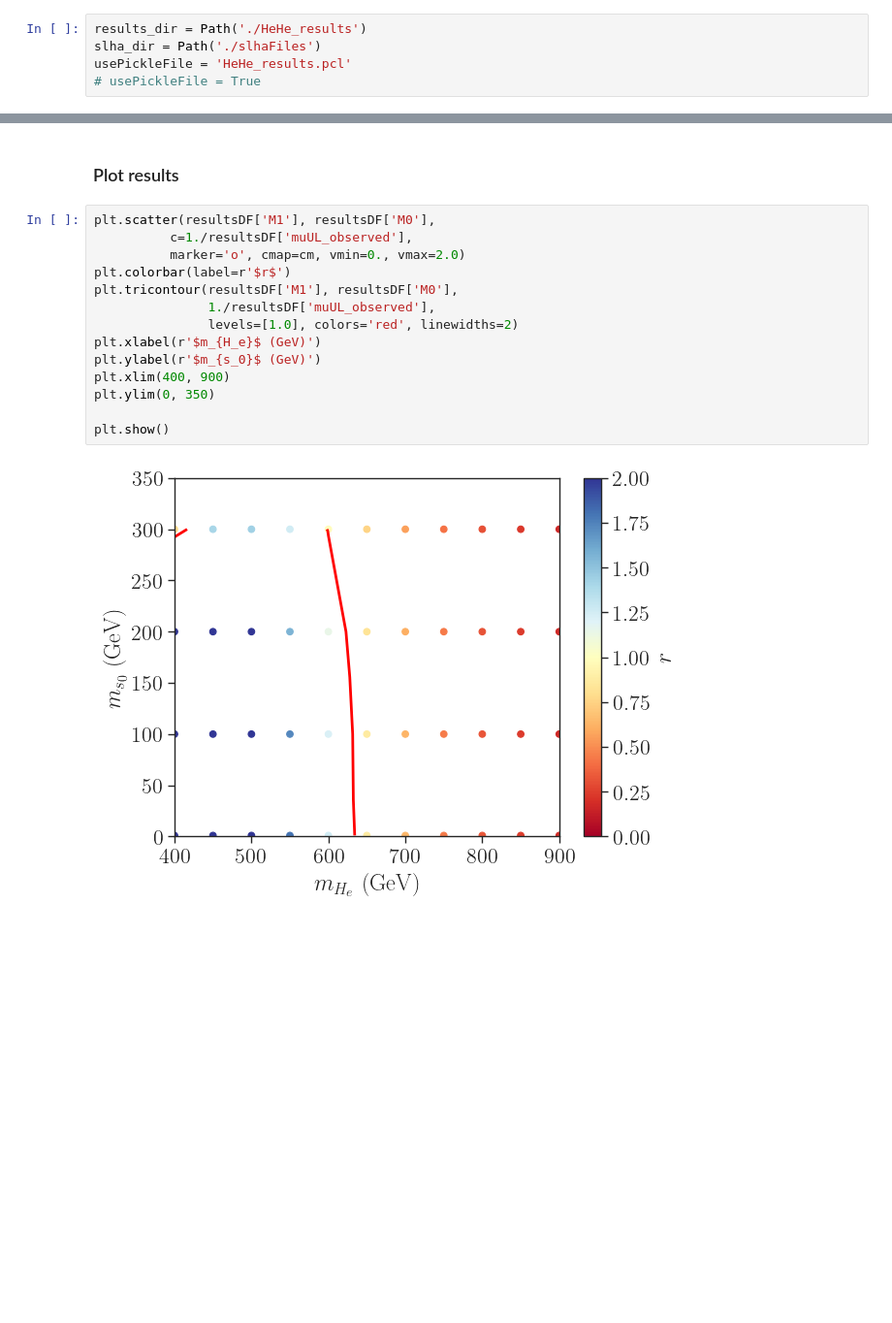
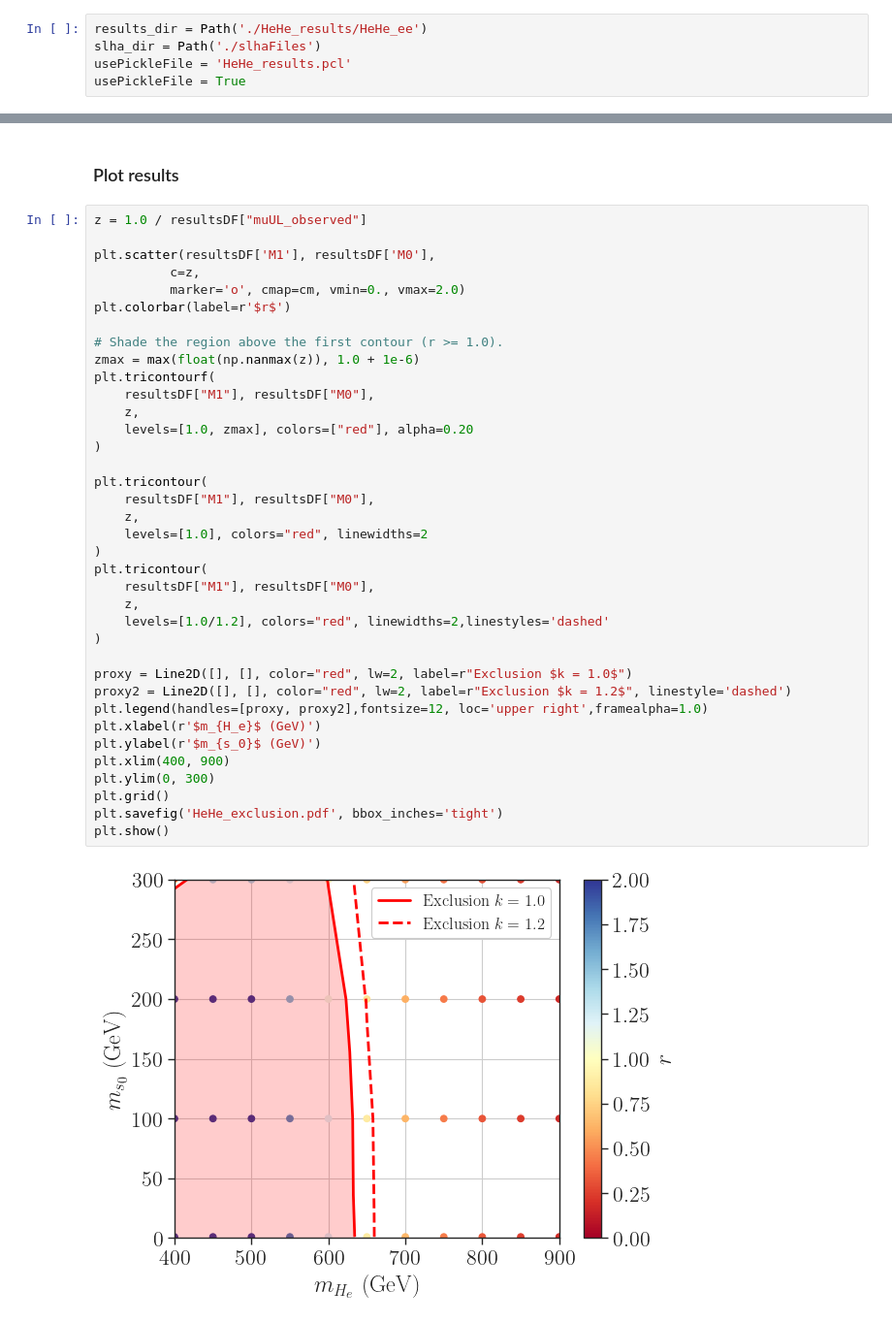
Before and after one commit to andlessa/LowTRHFIMP, a Jupyter notebook: plotHeHe_exclusion.ipynb, the cells around one changed output, grey strips where cells are left out. Shown at 97% size. Drawn from its saved outputs; the diff is of its cells as text; blank space fills up the shorter version.

Commit message:
Updated exclusion curve

```diff
--- a/plotHeHe_exclusion.ipynb
+++ b/plotHeHe_exclusion.ipynb
@@ -30,10 +29,10 @@ Spey - WARNING: A newer version (0.2.6) of Spey is available. Current version is
 # %% [markdown]
 ## Get Recasting Results
 # %%
-results_dir = Path('./HeHe_results')
+results_dir = Path('./HeHe_results/HeHe_ee')
 slha_dir = Path('./slhaFiles')
 usePickleFile = 'HeHe_results.pcl'
-# usePickleFile = True
+usePickleFile = True
 # %%
 if usePickleFile and Path(usePickleFile).exists():
     resultsDF = pd.read_pickle(usePickleFile)
@@ -72,19 +71,42 @@ resultsDF.to_pickle('HeHe_results.pcl')
 # %% [markdown]
 ### Plot results
 # %%
+z = 1.0 / resultsDF["muUL_observed"]
+
 plt.scatter(resultsDF['M1'], resultsDF['M0'],
-          c=1./resultsDF['muUL_observed'],
+          c=z,
           marker='o', cmap=cm, vmin=0., vmax=2.0)
 plt.colorbar(label=r'$r$')
-plt.tricontour(resultsDF['M1'], resultsDF['M0'],
-               1./resultsDF['muUL_observed'],
-               levels=[1.0], colors='red', linewidths=2)
+
+# Shade the region above the first contour (r >= 1.0).
+zmax = max(float(np.nanmax(z)), 1.0 + 1e-6)
+plt.tricontourf(
+    resultsDF["M1"], resultsDF["M0"],
+    z,
+    levels=[1.0, zmax], colors=["red"], alpha=0.20
+)
+
+plt.tricontour(
+    resultsDF["M1"], resultsDF["M0"],
+    z,
+    levels=[1.0], colors="red", linewidths=2
+)
+plt.tricontour(
+    resultsDF["M1"], resultsDF["M0"],
+    z,
+    levels=[1.0/1.2], colors="red", linewidths=2,linestyles='dashed'
+)
+
+proxy = Line2D([], [], color="red", lw=2, label=r"Exclusion $k = 1.0$")
+proxy2 = Line2D([], [], color="red", lw=2, label=r"Exclusion $k = 1.2$", linestyle='dashed')
+plt.legend(handles=[proxy, proxy2],fontsize=12, loc='upper right',framealpha=1.0)
 plt.xlabel(r'$m_{H_e}$ (GeV)')
 plt.ylabel(r'$m_{s_0}$ (GeV)')
 plt.xlim(400, 900)
-plt.ylim(0, 350)
-
+plt.ylim(0, 300)
+plt.grid()
+plt.savefig('HeHe_exclusion.pdf', bbox_inches='tight')
 plt.show()
 # %% [output]
-[figure, old version]
+[figure, new version]
 # %%
```
Also changed, not shown: parts of 7 cells of this notebook, 2 other files.
